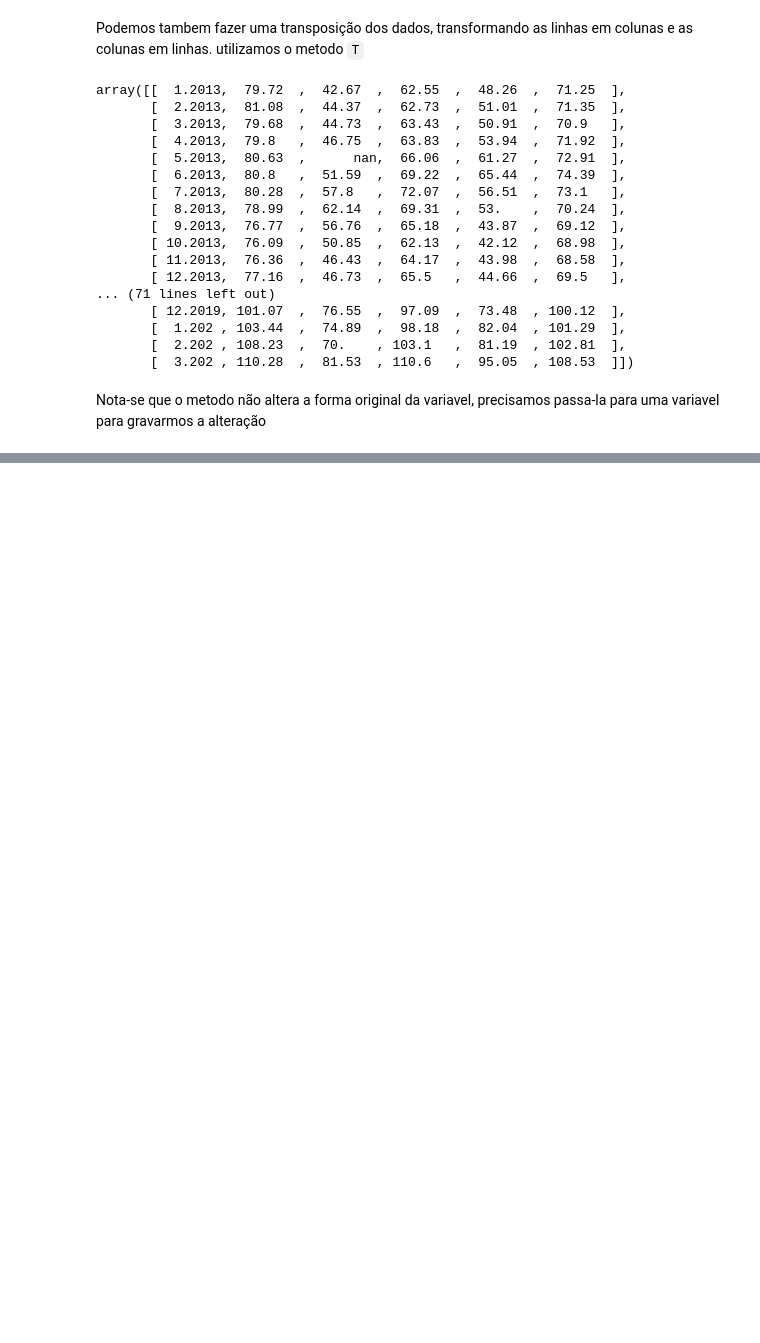
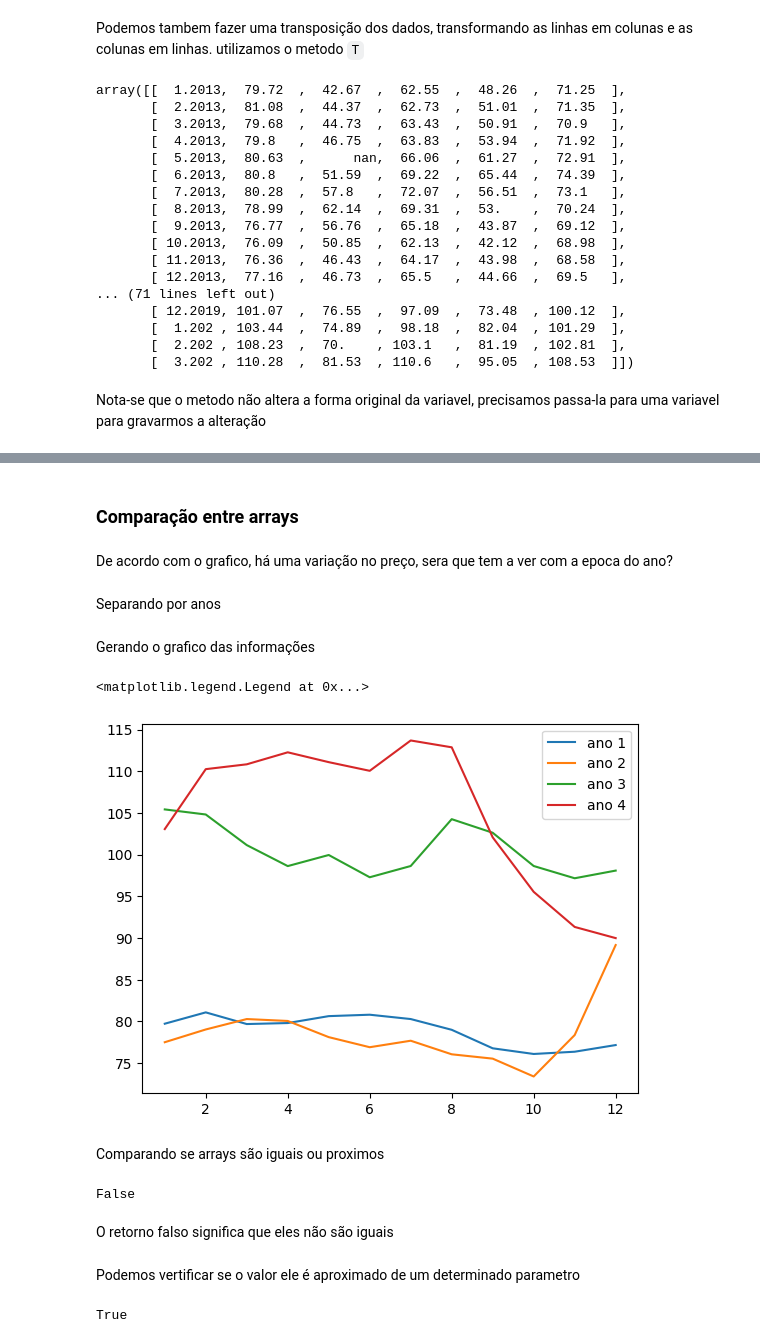
Before and after one commit to GustavoDwSantos/cursosalura, a Jupyter notebook: Python Para Data Science/NumPy_Analise_numerica.ipynb, the cells around one changed output, grey strips where cells are left out. Cells and saved outputs as stored; diff of their text form; code cells hidden in the pictures; blank space fills up the shorter version.

```diff
--- a/Python Para Data Science/NumPy_Analise_numerica.ipynb
+++ b/Python Para Data Science/NumPy_Analise_numerica.ipynb
@@ -111,0 +164,6 @@ dado_transposto = dado.T
+# %%
+Moscow = precos[:,0]
+Kaliningrad = precos[:,1]
+Petersburg = precos[:,2]
+Krasnodar = precos[:,3]
+Ekaterinburg = precos[:,4]
@@ -111,0 +184,36 @@ dado_transposto = dado.T
+# %% [markdown]
+### Comparação entre arrays
+# %% [markdown]
+De acordo com o grafico, há uma variação no preço, sera que tem a ver com a epoca do ano?
+# %% [markdown]
+Separando por anos
+# %%
+Moscow_ano1 = Moscow[0:12]
+Moscow_ano2 = Moscow[12:24]
+Moscow_ano3 = Moscow[24:36]
+Moscow_ano4 = Moscow[36:48]
+# %% [markdown]
+Gerando o grafico das informações
+# %%
+plt.plot(np.arange(1,13,1),Moscow_ano1)
+plt.plot(np.arange(1,13,1),Moscow_ano2)
+plt.plot(np.arange(1,13,1),Moscow_ano3)
+plt.plot(np.arange(1,13,1),Moscow_ano4)
+plt.legend(['ano 1', 'ano 2', 'ano 3', 'ano 4'])
+# %% [output]
+<matplotlib.legend.Legend at 0x...>
+[figure, added]
+# %% [markdown]
+Comparando se arrays são iguais ou proximos
+# %%
+np.array_equal(Moscow_ano3,Moscow_ano4)
+# %% [output]
+False
+# %% [markdown]
+O retorno falso significa que eles não são iguais
+# %% [markdown]
+Podemos vertificar se o valor ele é aproximado de um determinado parametro
+# %%
+np.allclose(Moscow_ano3,Moscow_ano4, 10)
+# %% [output]
+True
```
Also changed, not shown: parts of 34 cells of this notebook.
